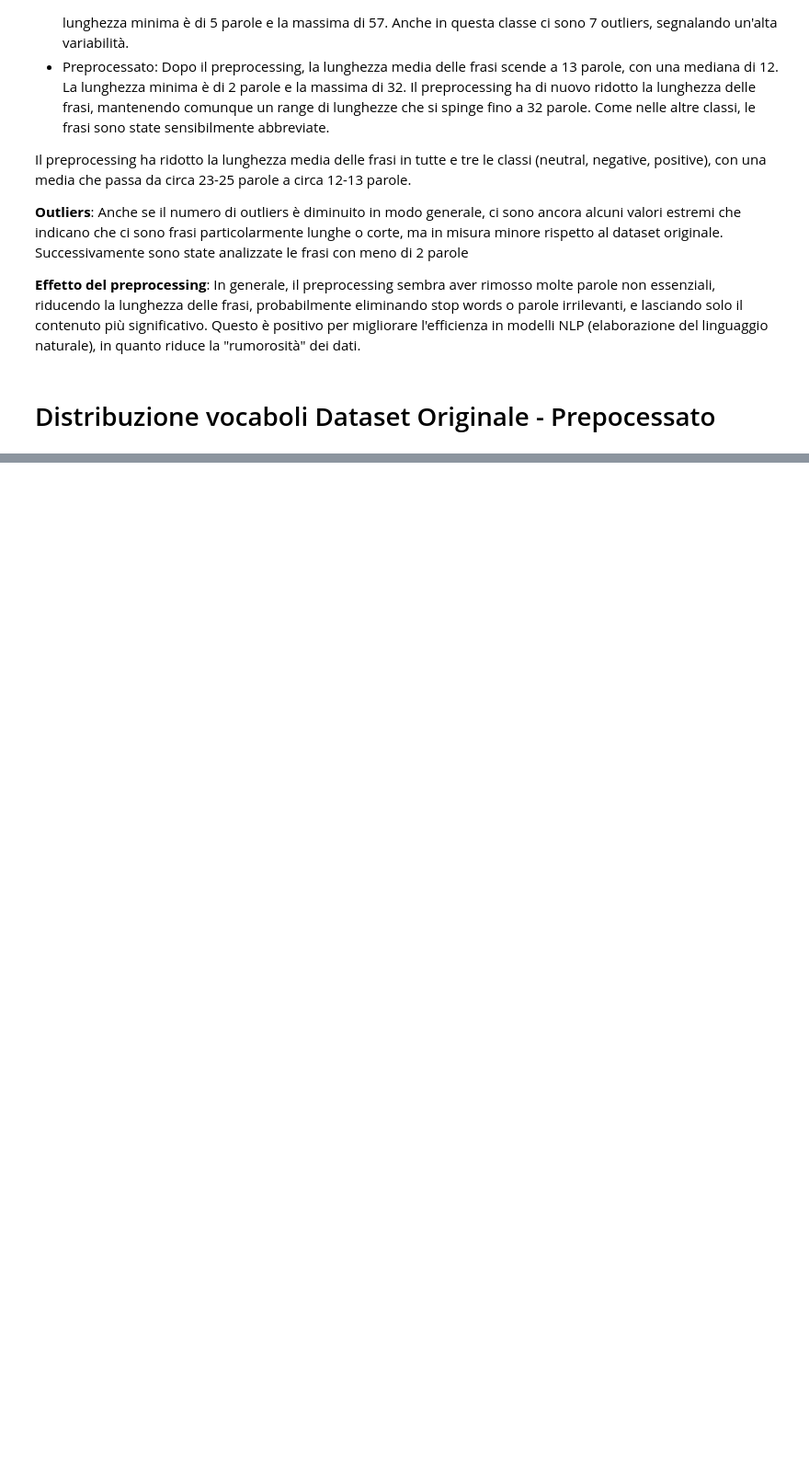
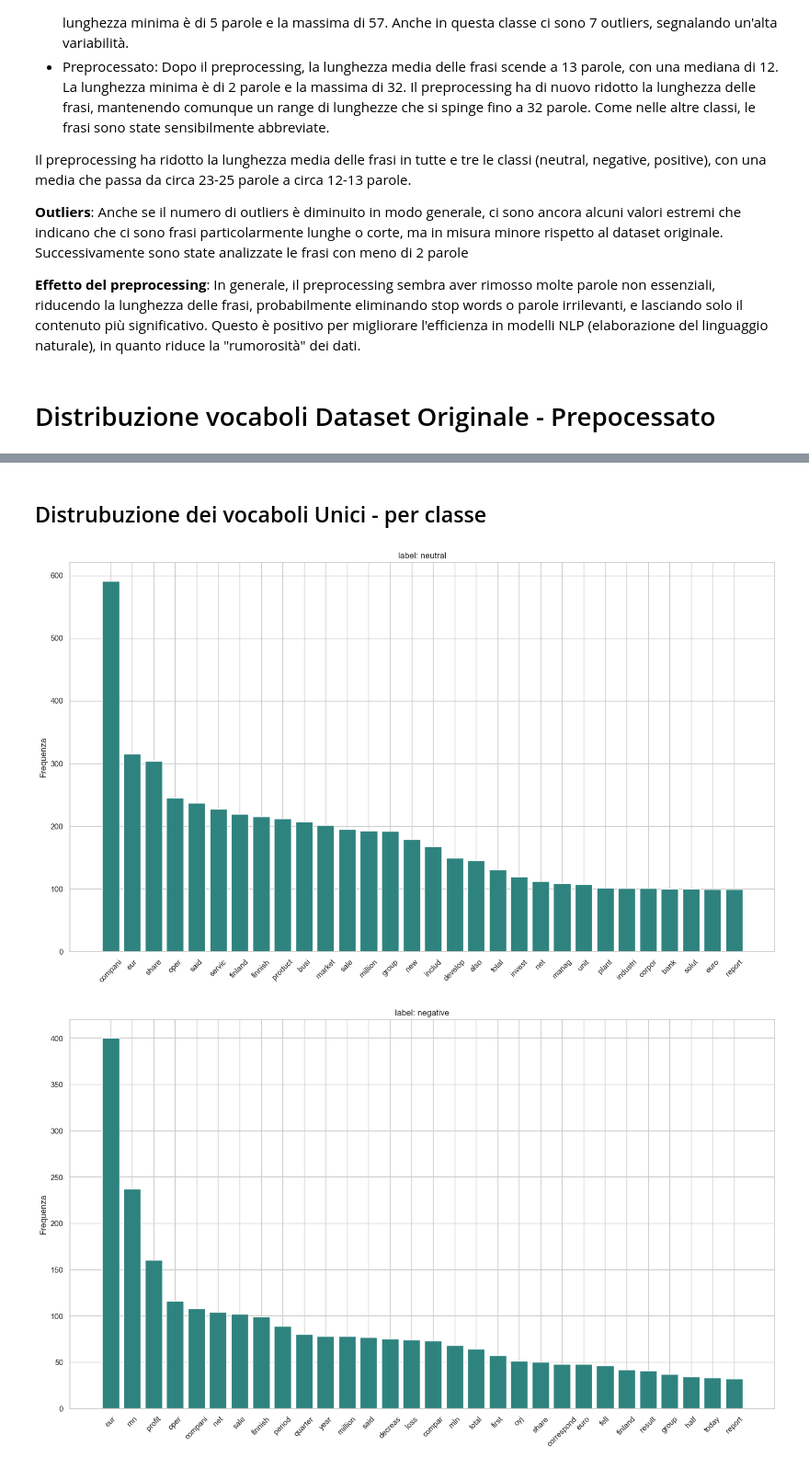
Before and after one commit to IreneGaita/FinSent, a Jupyter notebook: airflow/notebooks/03.eda_preprocessing.ipynb, the cells around one changed output, grey strips where cells are left out. Shown: that part at 92% size. Saved outputs shown, nothing was run; the diff lists cells and outputs as text; code cells hidden in the pictures; blank space fills up the shorter version.

```diff
--- a/airflow/notebooks/03.eda_preprocessing.ipynb
+++ b/airflow/notebooks/03.eda_preprocessing.ipynb
@@ -163,7 +161,7 @@ Il preprocessing ha ridotto la lunghezza media delle frasi in tutte e tre le cla
 # %% [markdown]
 # Distribuzione vocaboli Dataset Originale - Prepocessato
 # %%
-df = pd.read_csv("../sentiment_data/preprocessed_data.csv.csv")
+df = pd.read_csv("../data/processed/preprocessed_data.csv")
 
 # Conto dei vocaboli unici prima e dopo il preprocessing
 vectorizer_original = CountVectorizer()
@@ -213,3 +211,34 @@ negative     603
 Name: count, dtype: int64
 [figure]
 [figure]
+# %% [markdown]
+## Distrubuzione dei vocaboli Unici - per classe
+# %%
+df = pd.read_csv("../data/processed/preprocessed_data.csv")
+
+vocab_cleaned = vectorizer_cleaned.fit(df['cleaned_text']).get_feature_names_out()
+def plot_top_words(texts, title, n=30):
+    all_words = ' '.join(texts).split()
+    word_counts = Counter(all_words)
+    common = word_counts.most_common(n)
+    words, counts = zip(*common)
+
+    plt.figure(figsize=(18, 10))
+    plt.bar(words, counts, color='#2f837f')
+    plt.title(title)
+    plt.xticks(rotation=45)
+    plt.ylabel("Frequenza")
+    plt.show()
+
+    return [word for word, count in common]
+
+# Dizionario per salvare parole top per ogni label
+top_words_per_label = {}
+
+for label in df['label'].unique():
+    texts_for_label = df[df['label'] == label]['cleaned_text']
+    top_words = plot_top_words(texts_for_label, title=f"label: {label}")
+    top_words_per_label[label] = top_words
+# %% [output]
+[figure, added]
+[figure, added]
```
Also changed, not shown: parts of 8 cells of this notebook, 3 other files.
